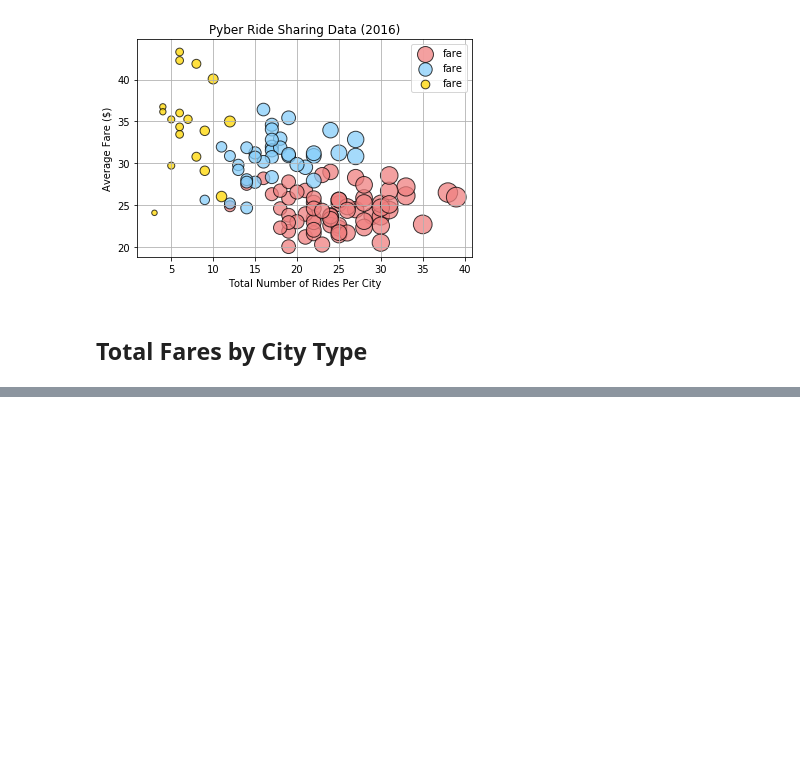
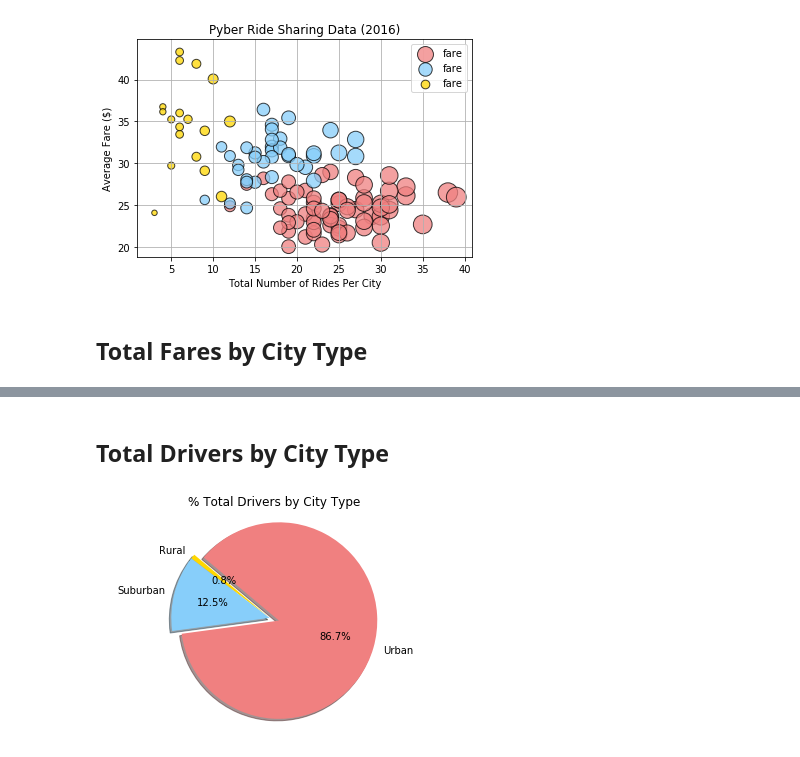
Before and after one commit to zovel/pyber, a Jupyter notebook: pyber_velie.ipynb, the cells around one changed output, grey strips where cells are left out. Saved outputs shown, nothing was run; the diff lists cells and outputs as text; code cells hidden in the pictures; blank space fills up the shorter version.

```diff
--- a/pyber_velie.ipynb
+++ b/pyber_velie.ipynb
@@ -154,3 +192,45 @@ plt.show()
+# %% [markdown]
+## Total Drivers by City Type
+# %%
+#URBAN
+urban_driver=urban_values.groupby(["city"])["driver_count"].sum()
+total_urban_driver=urban_driver.sum()
+#59602
+
+#SUBURBAN
+suburban_driver=suburban_values.groupby(["city"])["driver_count"].sum()
+total_suburban_driver=suburban_driver.sum()
+#8570
+
+#RURAL
+rural_driver=rural_values.groupby(["city"])["driver_count"].sum()
+total_rural_driver=rural_driver.sum()
+#537
+
+#Calculate type percents
+total_driver_sum=total_urban_driver + total_suburban_driver + total_rural_driver
+
+urban_driver_percent=[total_urban_driver/total_driver_sum]
+suburban_driver_percent= [total_suburban_driver/total_driver_sum]
+rural_driver_percent=[total_rural_driver/total_driver_sum]
+
+# Build Pie Chart
+labels = ["Rural","Suburban","Urban"]
+sizes = [rural_driver_percent,suburban_driver_percent,urban_driver_percent]
+colors = ["gold","lightskyblue","lightcoral"]
+explode=(0,0,0.1)
+
+plt.title("% Total Drivers by City Type")
+
+#Plot Pie Chart
+plt.pie(sizes,explode= explode, labels=labels, colors=colors, autopct="%1.1f%%", shadow=True,startangle=140)
+plt.axis("equal")
+
+plt.show()
+
+# # Save Figure
+# %% [output]
+[figure, added]
 # %%
 # Show Figure
 plt.show()
```
Also changed, not shown: parts of 10 cells of this notebook.
